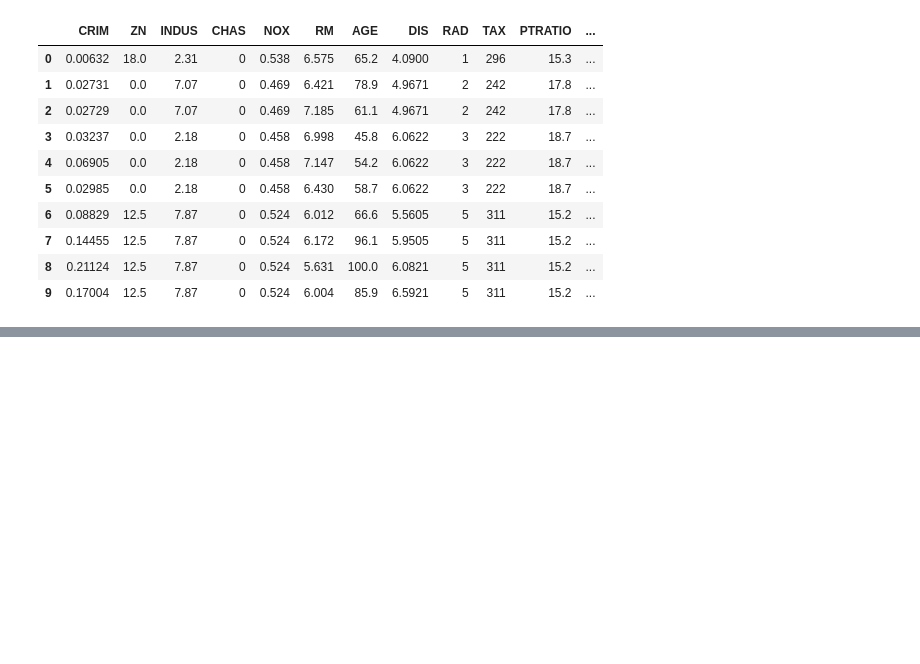
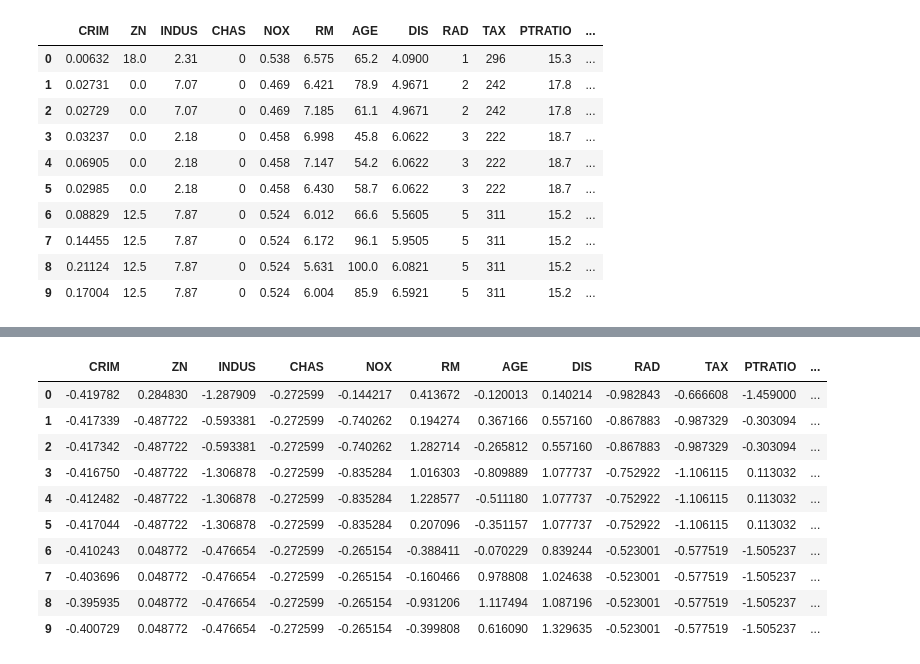
Before and after one commit to Marlrero/AI_PrimaryEducation, a Jupyter notebook: housing.ipynb, the cells around one changed output, grey strips where cells are left out. Cells and saved outputs as stored; diff of their text form; code cells hidden in the pictures; blank space fills up the shorter version.

```diff
--- a/housing.ipynb
+++ b/housing.ipynb
@@ -59,0 +104,18 @@ sns.boxplot(data=raw, palette='dark')
+# %%
+heading = raw.columns.to_list() # Heading 정보 뽑기
+# 다시 하는 이유: 다시 데이터프레임을 만드므로 데이터가 NaN으로 손실됨
+Z_data = scaler.fit_transform(raw) # pandas.Dataframe -> numpy.ndarray
+Z_data = pd.DataFrame(Z_data, columns=heading)
+Z_data.head(10)
+# %% [output]
+|  | CRIM | ZN | INDUS | CHAS | NOX | RM | AGE | DIS | RAD | TAX | PTRATIO | ... |
+| 0 | -0.419782 | 0.284830 | -1.287909 | -0.272599 | -0.144217 | 0.413672 | -0.120013 | 0.140214 | -0.982843 | -0.666608 | -1.459000 | ... |
+| 1 | -0.417339 | -0.487722 | -0.593381 | -0.272599 | -0.740262 | 0.194274 | 0.367166 | 0.557160 | -0.867883 | -0.987329 | -0.303094 | ... |
+| 2 | -0.417342 | -0.487722 | -0.593381 | -0.272599 | -0.740262 | 1.282714 | -0.265812 | 0.557160 | -0.867883 | -0.987329 | -0.303094 | ... |
+| 3 | -0.416750 | -0.487722 | -1.306878 | -0.272599 | -0.835284 | 1.016303 | -0.809889 | 1.077737 | -0.752922 | -1.106115 | 0.113032 | ... |
+| 4 | -0.412482 | -0.487722 | -1.306878 | -0.272599 | -0.835284 | 1.228577 | -0.511180 | 1.077737 | -0.752922 | -1.106115 | 0.113032 | ... |
+| 5 | -0.417044 | -0.487722 | -1.306878 | -0.272599 | -0.835284 | 0.207096 | -0.351157 | 1.077737 | -0.752922 | -1.106115 | 0.113032 | ... |
+| 6 | -0.410243 | 0.048772 | -0.476654 | -0.272599 | -0.265154 | -0.388411 | -0.070229 | 0.839244 | -0.523001 | -0.577519 | -1.505237 | ... |
+| 7 | -0.403696 | 0.048772 | -0.476654 | -0.272599 | -0.265154 | -0.160466 | 0.978808 | 1.024638 | -0.523001 | -0.577519 | -1.505237 | ... |
+| 8 | -0.395935 | 0.048772 | -0.476654 | -0.272599 | -0.265154 | -0.931206 | 1.117494 | 1.087196 | -0.523001 | -0.577519 | -1.505237 | ... |
+| 9 | -0.400729 | 0.048772 | -0.476654 | -0.272599 | -0.265154 | -0.399808 | 0.616090 | 1.329635 | -0.523001 | -0.577519 | -1.505237 | ... |
```
Also changed, not shown: parts of 15 cells of this notebook.
